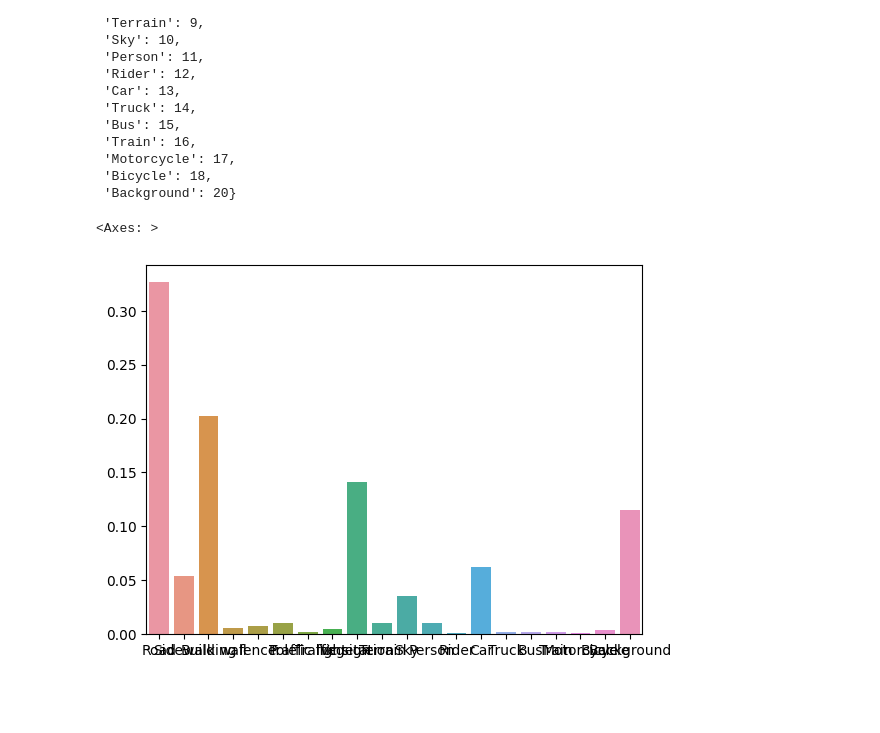
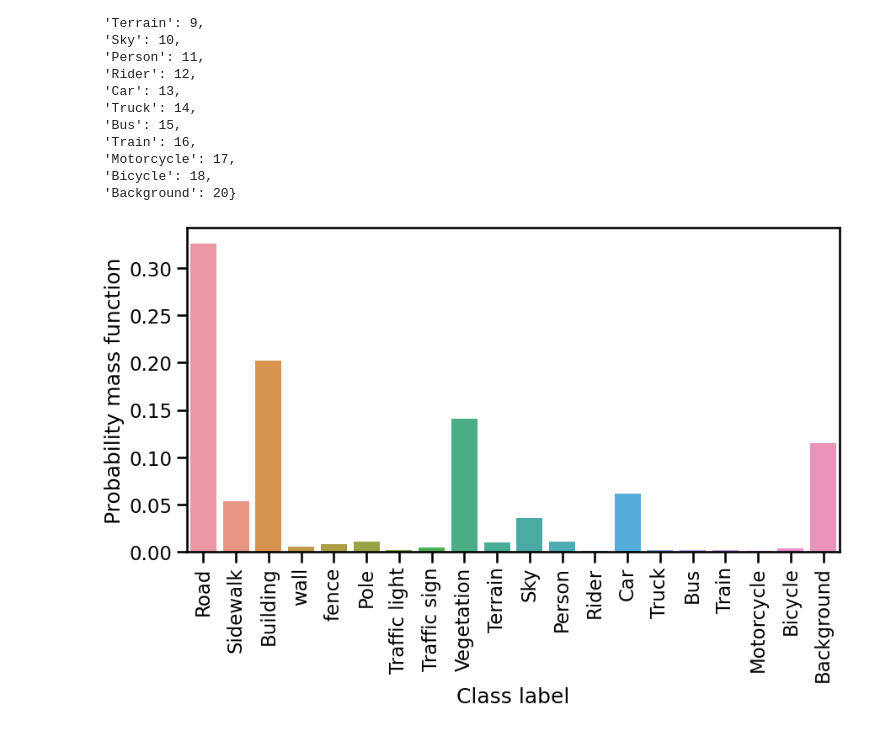
Before and after one commit to Siddharth-Shrivastava7/Diffusion_conditional_prior_segmentation, a Jupyter notebook: DDP/segmentation/mmseg/models/discrete_diffusion/testing_for_betas.ipynb, the cells around one changed output. Cells and saved outputs as stored; diff of their text form; code cells hidden in the pictures; blank space fills up the shorter version.

Commit message:
cityscapes gt labels init distribution

```diff
--- a/DDP/segmentation/mmseg/models/discrete_diffusion/testing_for_betas.ipynb
+++ b/DDP/segmentation/mmseg/models/discrete_diffusion/testing_for_betas.ipynb
@@ -686,12 +686,21 @@ class_2_ind
  'Bicycle': 18,
  'Background': 20}
 # %%
+sns.set_context('talk')
+plt.figure(figsize=(10,5))
+
 keys = list(cityscapes_gt_labels_init_distribution.keys())
 keys_for_plot = list(class_2_ind.keys())
 # get values in the same order as keys, and parse percentage values
 vals = [float(cityscapes_gt_labels_init_distribution[k]) for k in keys]
 # sns.barplot(x=keys, y=vals)
 sns.barplot(x=keys_for_plot, y=vals)
+
+plt.xlabel("Class label")
+plt.ylabel("Probability mass function")
+plt.xticks(rotation="vertical")
+
+# plt.show()
+plt.savefig('cityscapes_labels_distribution.png')
 # %% [output]
-<Axes: >
-[figure, old version]
+[figure, new version]
```
Also changed, not shown: 1 other file.
